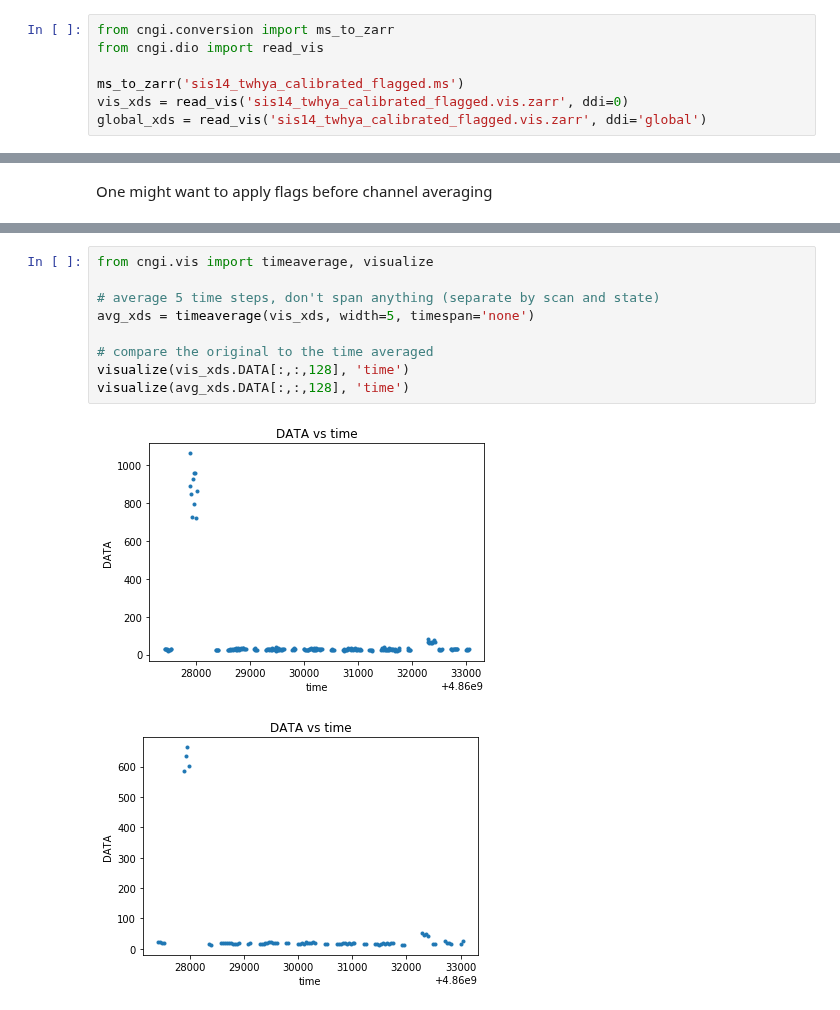
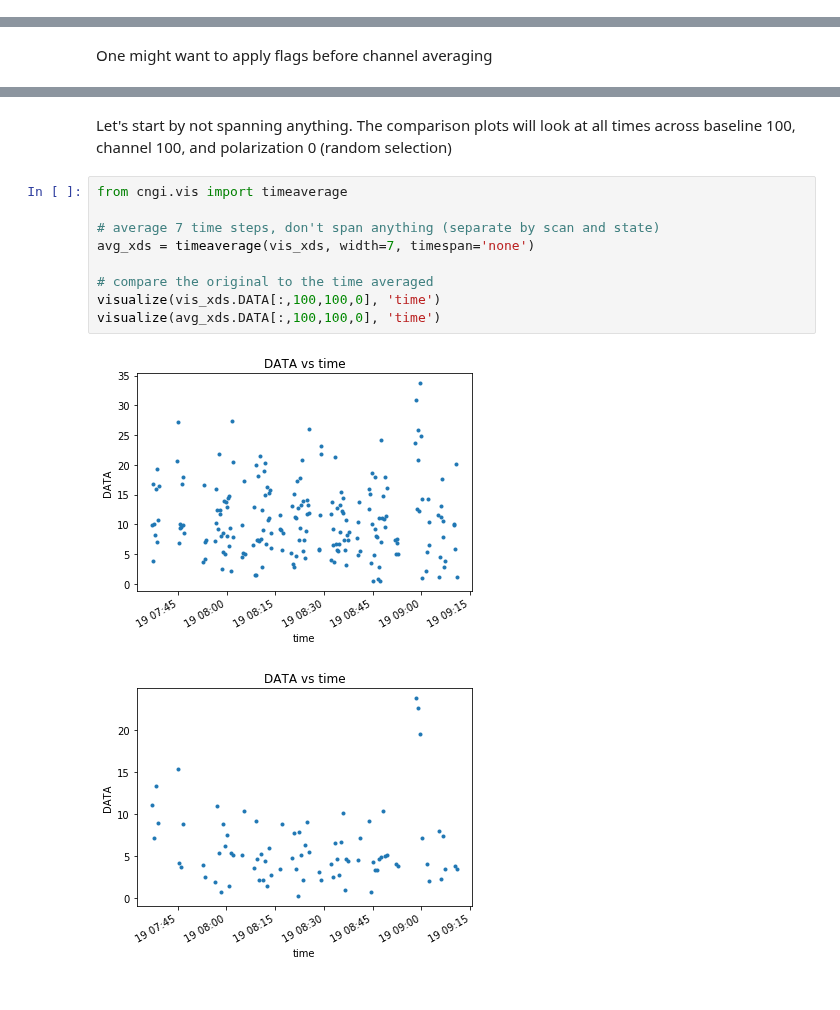
Before and after one commit to casangi/examples, a Jupyter notebook: Manipulating_visibilities.ipynb, the cells around one changed output, grey strips where cells are left out. Drawn from its saved outputs; the diff is of its cells as text.

```diff
--- a/Manipulating_visibilities.ipynb
+++ b/Manipulating_visibilities.ipynb
@@ -24,10 +24,3 @@ print('complete')
 installing cngi (takes a few minutes)...
 downloading MeasurementSet from CASAguide First Look at Imaging...
 complete
-# %%
-from cngi.conversion import ms_to_zarr
-from cngi.dio import read_vis
-
-ms_to_zarr('sis14_twhya_calibrated_flagged.ms')
-vis_xds = read_vis('sis14_twhya_calibrated_flagged.vis.zarr', ddi=0)
-global_xds = read_vis('sis14_twhya_calibrated_flagged.vis.zarr', ddi='global')
@@ -105,13 +121,15 @@ the time averaging function looks for all data variables in the dataset with a t
+# %% [markdown]
+Let's start by not spanning anything.  The comparison plots will look at all times across baseline 100, channel 100, and polarization 0 (random selection)
 # %%
-from cngi.vis import timeaverage, visualize
+from cngi.vis import timeaverage
 
-# average 5 time steps, don't span anything (separate by scan and state)
-avg_xds = timeaverage(vis_xds, width=5, timespan='none')
+# average 7 time steps, don't span anything (separate by scan and state)
+avg_xds = timeaverage(vis_xds, width=7, timespan='none')
 
 # compare the original to the time averaged
-visualize(vis_xds.DATA[:,:,128], 'time')
-visualize(avg_xds.DATA[:,:,128], 'time')
+visualize(vis_xds.DATA[:,100,100,0], 'time')
+visualize(avg_xds.DATA[:,100,100,0], 'time')
 # %% [output]
-[figure, old version]
+[figure, new version]
-[figure, old version]
+[figure, new version]
 # %%
```
Also changed, not shown: parts of 20 cells of this notebook.
